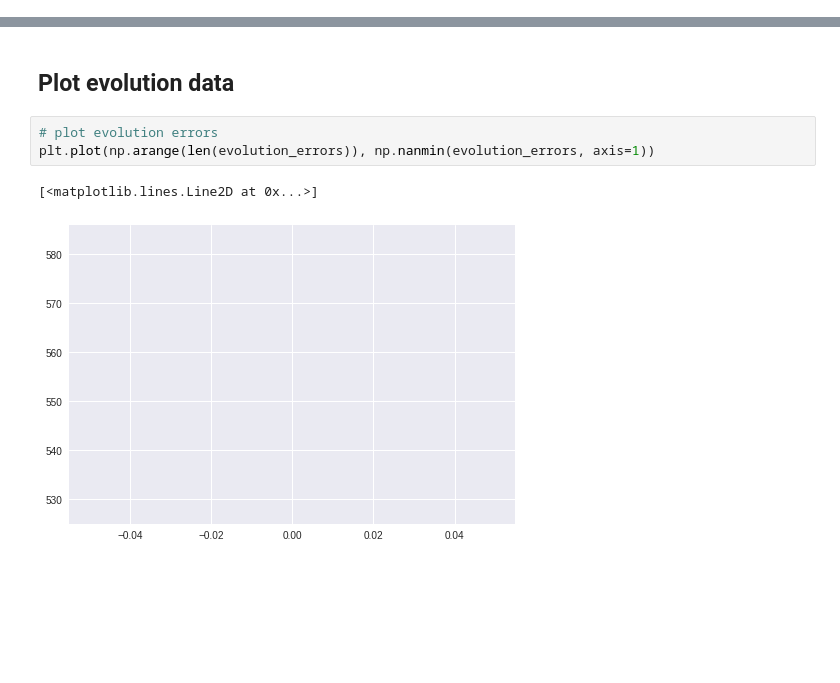
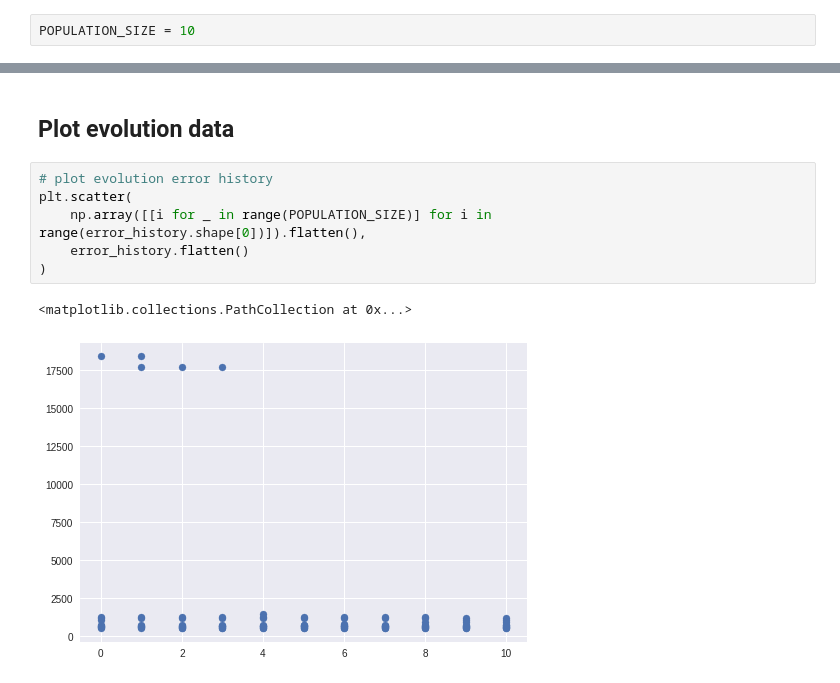
Before and after one commit to chautsunman/FYP-AI, a Jupyter notebook: evolution.ipynb, the cells around one changed output, grey strips where cells are left out. Saved outputs shown, nothing was run; the diff lists cells and outputs as text; blank space fills up the shorter version.

Commit message:
Evolution algorithm (large-scale evolution of image classifiers)

```diff
--- a/evolution.ipynb
+++ b/evolution.ipynb
@@ -75,0 +36,2 @@ Model 0
+# %%
+POPULATION_SIZE = 10
@@ -203,8 +232,11 @@ plt.plot(np.arange(len(stock_prices), len(stock_prices) + len(prediction)), pred
 # %% [markdown]
 ## Plot evolution data
-# %%
-# plot evolution errors
-plt.plot(np.arange(len(evolution_errors)), np.nanmin(evolution_errors, axis=1))
-# %% [output]
-[<matplotlib.lines.Line2D at 0x...>]
-[figure, removed]
+# %%
+# plot evolution error history
+plt.scatter(
+    np.array([[i for _ in range(POPULATION_SIZE)] for i in range(error_history.shape[0])]).flatten(),
+    error_history.flatten()
+)
+# %% [output]
+<matplotlib.collections.PathCollection at 0x...>
+[figure, added]
```
Also changed, not shown: parts of 17 cells of this notebook, 1 other file.
